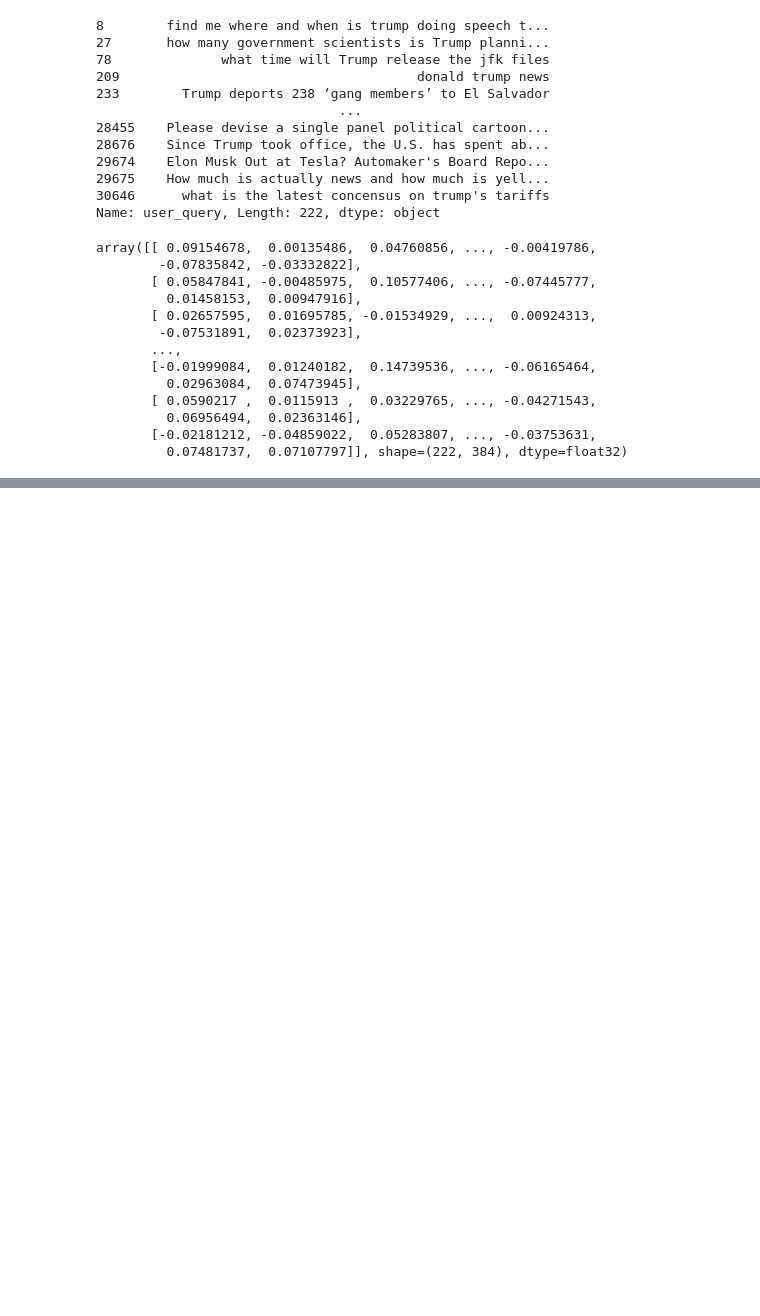
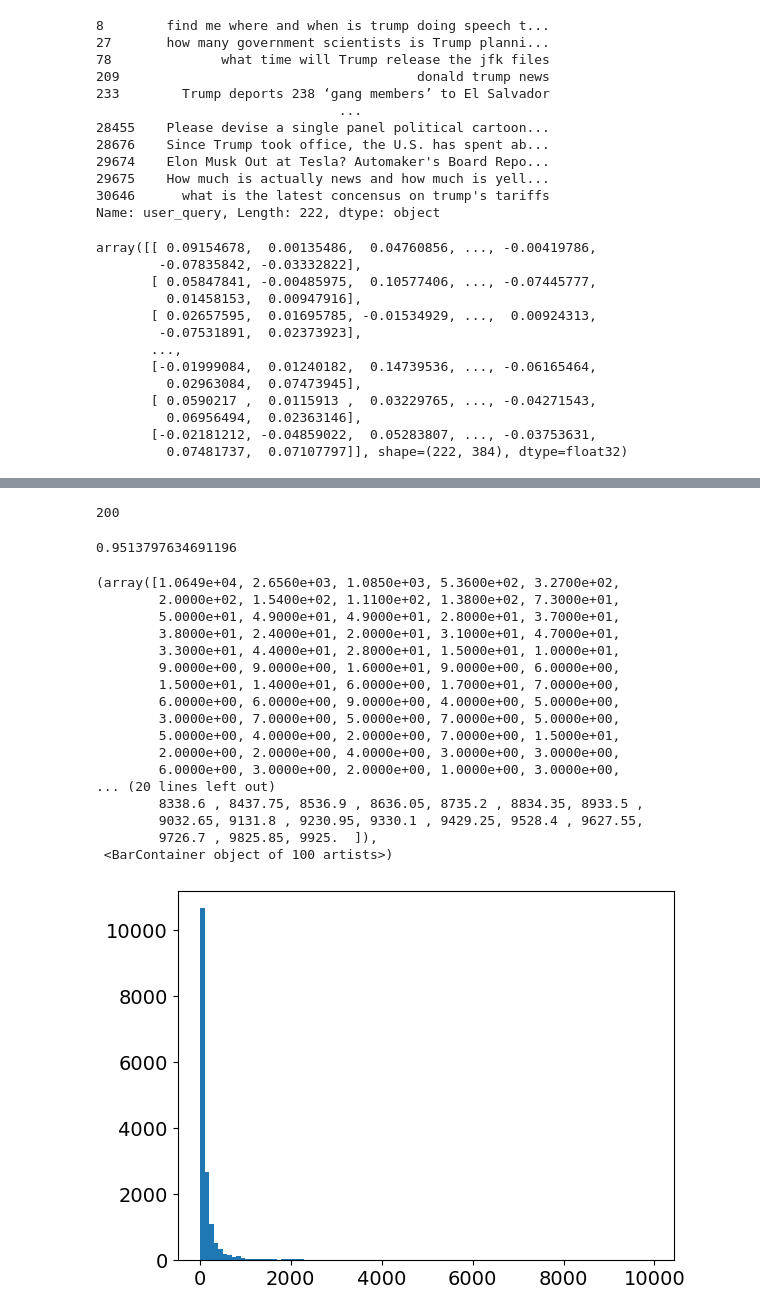
Before and after one commit to yang3kc/ai_search_arena, a Jupyter notebook: notebooks/questions_explore.ipynb, the cells around one changed output, grey strips where cells are left out. Cells and saved outputs as stored; diff of their text form; code cells hidden in the pictures; blank space fills up the shorter version.

```diff
--- a/notebooks/questions_explore.ipynb
+++ b/notebooks/questions_explore.ipynb
@@ -1,6 +1,10 @@
 # %%
 import pandas as pd
 from sentence_transformers import SentenceTransformer
+# %%
+import matplotlib.pyplot as plt
+plt.rcParams.update({'font.size': 14})
+plt.rcParams.update({'axes.axisbelow': True})
 # %%
 questions_df = pd.read_parquet(
     "../data/intermediate/cleaned_arena_data/questions.parquet"
@@ -181,0 +192,2 @@ array([[ 0.09154678,  0.00135486,  0.04760856, ..., -0.00419786,
+# %%
+filtered_questions_df = pd.read_parquet("../data/intermediate/question_analysis/english_questions.parquet")
@@ -181,0 +220,29 @@ array([[ 0.09154678,  0.00135486,  0.04760856, ..., -0.00419786,
+# %%
+len(temp_query.split())
+# %% [output]
+200
+# %%
+len(filtered_questions_df[filtered_questions_df.question_length < 1000]) / len(filtered_questions_df)
+# %% [output]
+0.9513797634691196
+# %%
+plt.hist(filtered_questions_df.question_length, bins=100)
+# %% [output]
+(array([1.0649e+04, 2.6560e+03, 1.0850e+03, 5.3600e+02, 3.2700e+02,
+        2.0000e+02, 1.5400e+02, 1.1100e+02, 1.3800e+02, 7.3000e+01,
+        5.0000e+01, 4.9000e+01, 4.9000e+01, 2.8000e+01, 3.7000e+01,
+        3.8000e+01, 2.4000e+01, 2.0000e+01, 3.1000e+01, 4.7000e+01,
+        3.3000e+01, 4.4000e+01, 2.8000e+01, 1.5000e+01, 1.0000e+01,
+        9.0000e+00, 9.0000e+00, 1.6000e+01, 9.0000e+00, 6.0000e+00,
+        1.5000e+01, 1.4000e+01, 6.0000e+00, 1.7000e+01, 7.0000e+00,
+        6.0000e+00, 6.0000e+00, 9.0000e+00, 4.0000e+00, 5.0000e+00,
+        3.0000e+00, 7.0000e+00, 5.0000e+00, 7.0000e+00, 5.0000e+00,
+        5.0000e+00, 4.0000e+00, 2.0000e+00, 7.0000e+00, 1.5000e+01,
+        2.0000e+00, 2.0000e+00, 4.0000e+00, 3.0000e+00, 3.0000e+00,
+        6.0000e+00, 3.0000e+00, 2.0000e+00, 1.0000e+00, 3.0000e+00,
+... (20 lines left out)
+        8338.6 , 8437.75, 8536.9 , 8636.05, 8735.2 , 8834.35, 8933.5 ,
+        9032.65, 9131.8 , 9230.95, 9330.1 , 9429.25, 9528.4 , 9627.55,
+        9726.7 , 9825.85, 9925.  ]),
+ <BarContainer object of 100 artists>)
+[figure, added]
```
Also changed, not shown: parts of 12 cells of this notebook, 2 other files.
